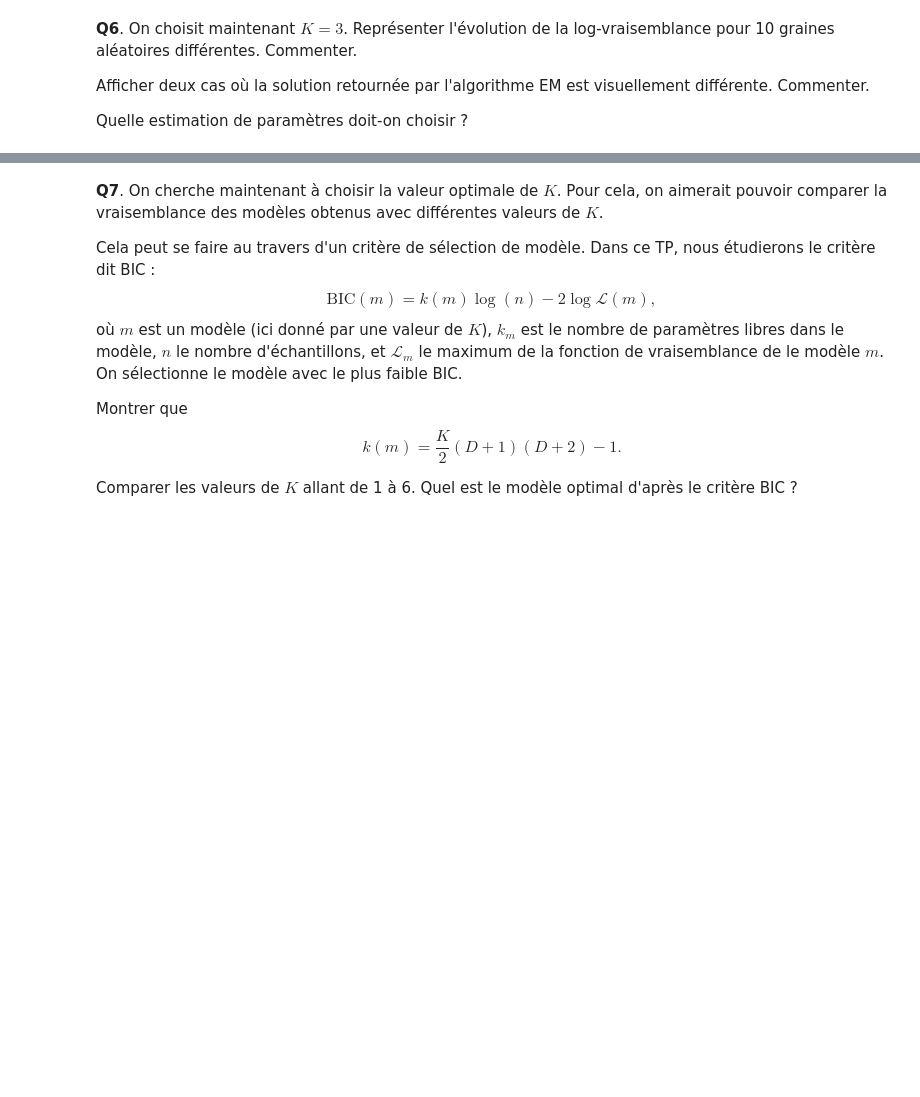
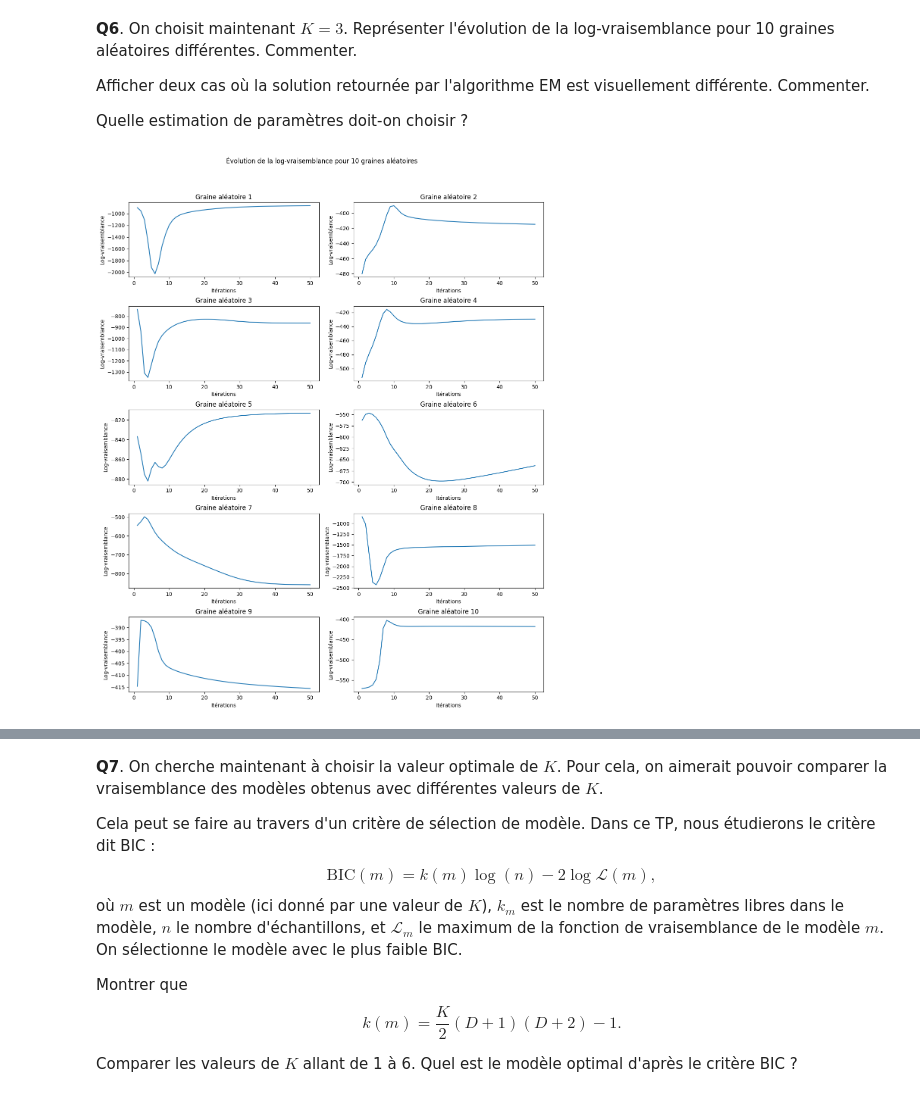
Before and after one commit to jeremdesno/python_sdia, a Jupyter notebook: Estim_stat/tp1_em.ipynb, the cells around one changed output, grey strips where cells are left out. Saved outputs shown, nothing was run; the diff lists cells and outputs as text; code cells hidden in the pictures; blank space fills up the shorter version.

```diff
--- a/Estim_stat/tp1_em.ipynb
+++ b/Estim_stat/tp1_em.ipynb
@@ -185,6 +244,25 @@ Quelle estimation de paramètres doit-on choisir ?
 # %%
 K = 3
 
-# # # # # # # # #
-# YOUR CODE HERE #
-# # # # # # # # #
+Niter = 50
+num_seed = 10
+
+fig, axes = plt.subplots(5, 2, figsize=(12, 15))
+fig.suptitle("Évolution de la log-vraisemblance pour 10 graines aléatoires")
+
+for n in range(num_seed):
+    random_seed = n  # Utilize a different random seed for each iteration
+    log_vrais, _, _, _ = EM_algorithm_v2(X_scaled, K, Niter, random_seed)
+
+    ax = axes[n // 2, n % 2]
+    ax.plot(np.arange(1, Niter + 1), log_vrais)
+    ax.set_xlabel("Itérations")
+    ax.set_ylabel("Log-vraisemblance")
+    ax.set_title(f"Graine aléatoire {n + 1}")
+
+
+plt.tight_layout()
+plt.subplots_adjust(top=0.9)
+plt.show()
+# %% [output]
+[figure, added]
```
Also changed, not shown: parts of 14 cells of this notebook.
